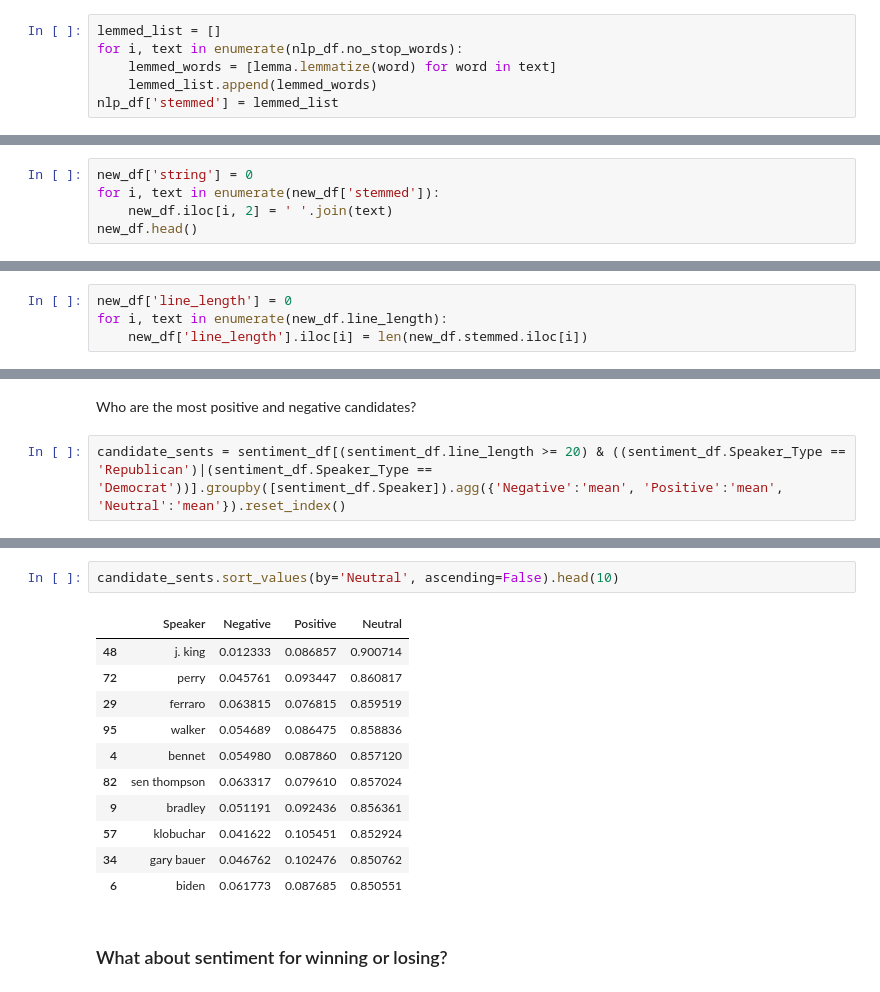
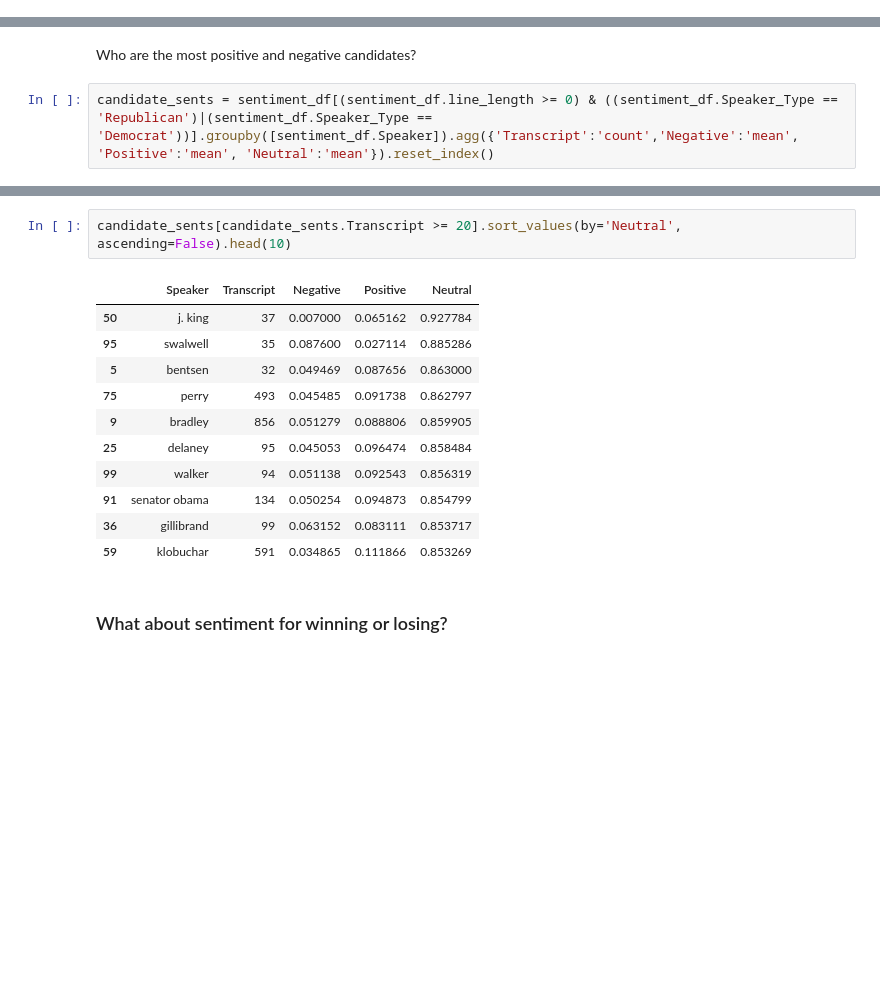
Before and after one commit to pbovard63/Presidential_Debate_Analysis, a Jupyter notebook: final_dataframe_cleanup.ipynb, the cells around one changed output, grey strips where cells are left out. Saved outputs shown, nothing was run; the diff lists cells and outputs as text; blank space fills up the shorter version.

```diff
--- a/final_dataframe_cleanup.ipynb
+++ b/final_dataframe_cleanup.ipynb
@@ -443,6 +580,0 @@ lemma = nltk.stem.WordNetLemmatizer()
-# %%
-lemmed_list = []
-for i, text in enumerate(nlp_df.no_stop_words):
-    lemmed_words = [lemma.lemmatize(word) for word in text]
-    lemmed_list.append(lemmed_words)
-nlp_df['stemmed'] = lemmed_list
@@ -478,5 +593,0 @@ new_df
-# %%
-new_df['string'] = 0
-for i, text in enumerate(new_df['stemmed']):
-    new_df.iloc[i, 2] = ' '.join(text)
-new_df.head()
@@ -492,4 +593,0 @@ Before vectorizing, only counting ones with 10 or more words in the stemmed list
-# %%
-new_df['line_length'] = 0
-for i, text in enumerate(new_df.line_length):
-    new_df['line_length'].iloc[i] = len(new_df.stemmed.iloc[i])
@@ -765,4 +859,4 @@ for i, sentiment in enumerate(sentiments, 1):
 # %% [markdown]
 Who are the most positive and negative candidates?
 # %%
-candidate_sents = sentiment_df[(sentiment_df.line_length >= 20) & ((sentiment_df.Speaker_Type == 'Republican')|(sentiment_df.Speaker_Type == 'Democrat'))].groupby([sentiment_df.Speaker]).agg({'Negative':'mean', 'Positive':'mean', 'Neutral':'mean'}).reset_index()
+candidate_sents = sentiment_df[(sentiment_df.line_length >= 0) & ((sentiment_df.Speaker_Type == 'Republican')|(sentiment_df.Speaker_Type == 'Democrat'))].groupby([sentiment_df.Speaker]).agg({'Transcript':'count','Negative':'mean', 'Positive':'mean', 'Neutral':'mean'}).reset_index()
@@ -797,17 +897,17 @@ candidate_sents.sort_values(by='Positive', ascending=False).head(10)
 # %%
-candidate_sents.sort_values(by='Neutral', ascending=False).head(10)
+candidate_sents[candidate_sents.Transcript >= 20].sort_values(by='Neutral', ascending=False).head(10)
 # %% [output]
-|  | Speaker | Negative | Positive | Neutral |
-| 48 | j. king | 0.012333 | 0.086857 | 0.900714 |
-| 72 | perry | 0.045761 | 0.093447 | 0.860817 |
-| 29 | ferraro | 0.063815 | 0.076815 | 0.859519 |
-| 95 | walker | 0.054689 | 0.086475 | 0.858836 |
-| 4 | bennet | 0.054980 | 0.087860 | 0.857120 |
-| 82 | sen thompson | 0.063317 | 0.079610 | 0.857024 |
-| 9 | bradley | 0.051191 | 0.092436 | 0.856361 |
-| 57 | klobuchar | 0.041622 | 0.105451 | 0.852924 |
-| 34 | gary bauer | 0.046762 | 0.102476 | 0.850762 |
-| 6 | biden | 0.061773 | 0.087685 | 0.850551 |
+|  | Speaker | Transcript | Negative | Positive | Neutral |
+| 50 | j. king | 37 | 0.007000 | 0.065162 | 0.927784 |
+| 95 | swalwell | 35 | 0.087600 | 0.027114 | 0.885286 |
+| 5 | bentsen | 32 | 0.049469 | 0.087656 | 0.863000 |
+| 75 | perry | 493 | 0.045485 | 0.091738 | 0.862797 |
+| 9 | bradley | 856 | 0.051279 | 0.088806 | 0.859905 |
+| 25 | delaney | 95 | 0.045053 | 0.096474 | 0.858484 |
+| 99 | walker | 94 | 0.051138 | 0.092543 | 0.856319 |
+| 91 | senator obama | 134 | 0.050254 | 0.094873 | 0.854799 |
+| 36 | gillibrand | 99 | 0.063152 | 0.083111 | 0.853717 |
+| 59 | klobuchar | 591 | 0.034865 | 0.111866 | 0.853269 |
 # %% [markdown]
 ### What about sentiment for winning or losing?
 # %% [markdown]
```
Also changed, not shown: parts of 58 cells of this notebook, 4 other files.
